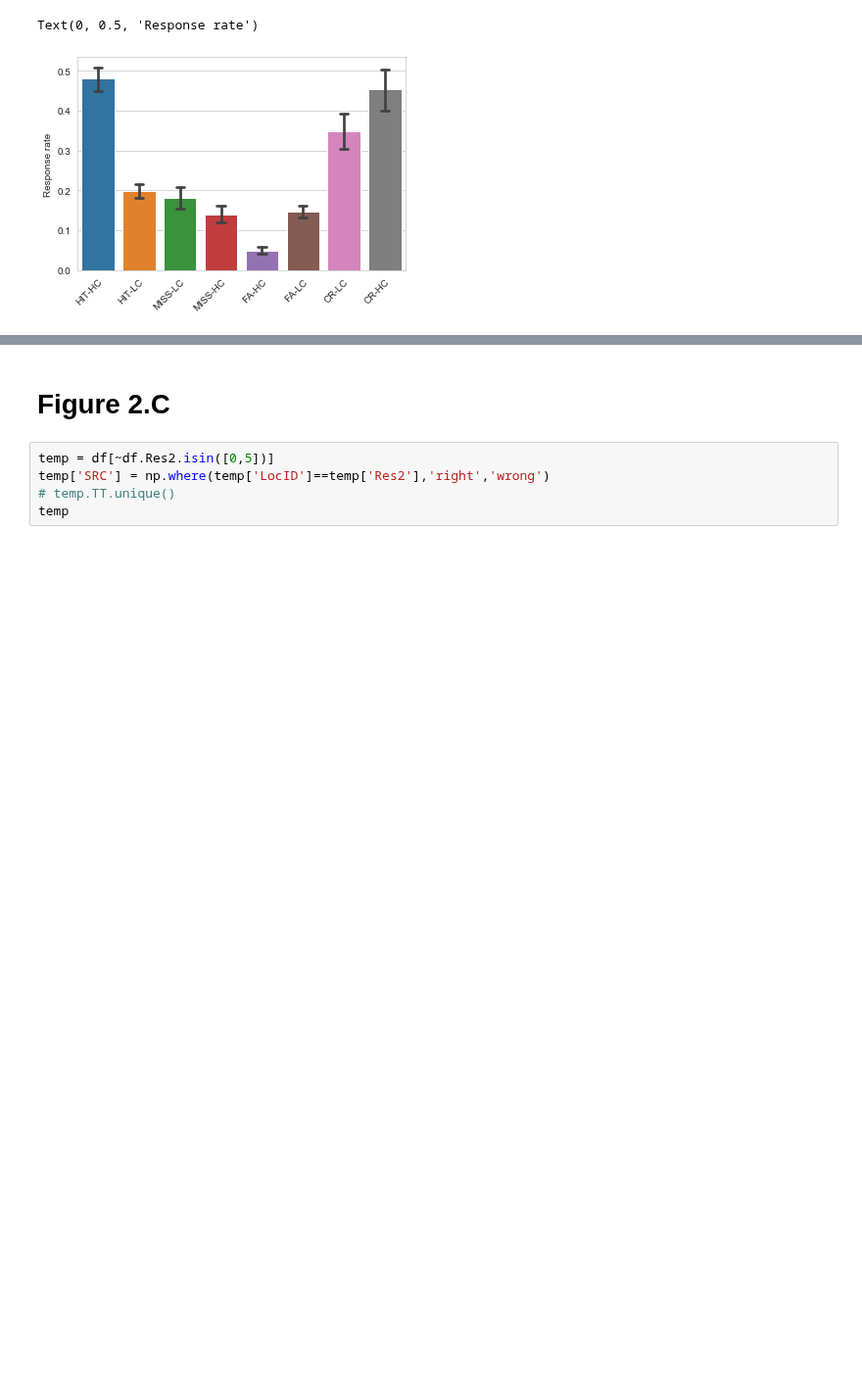
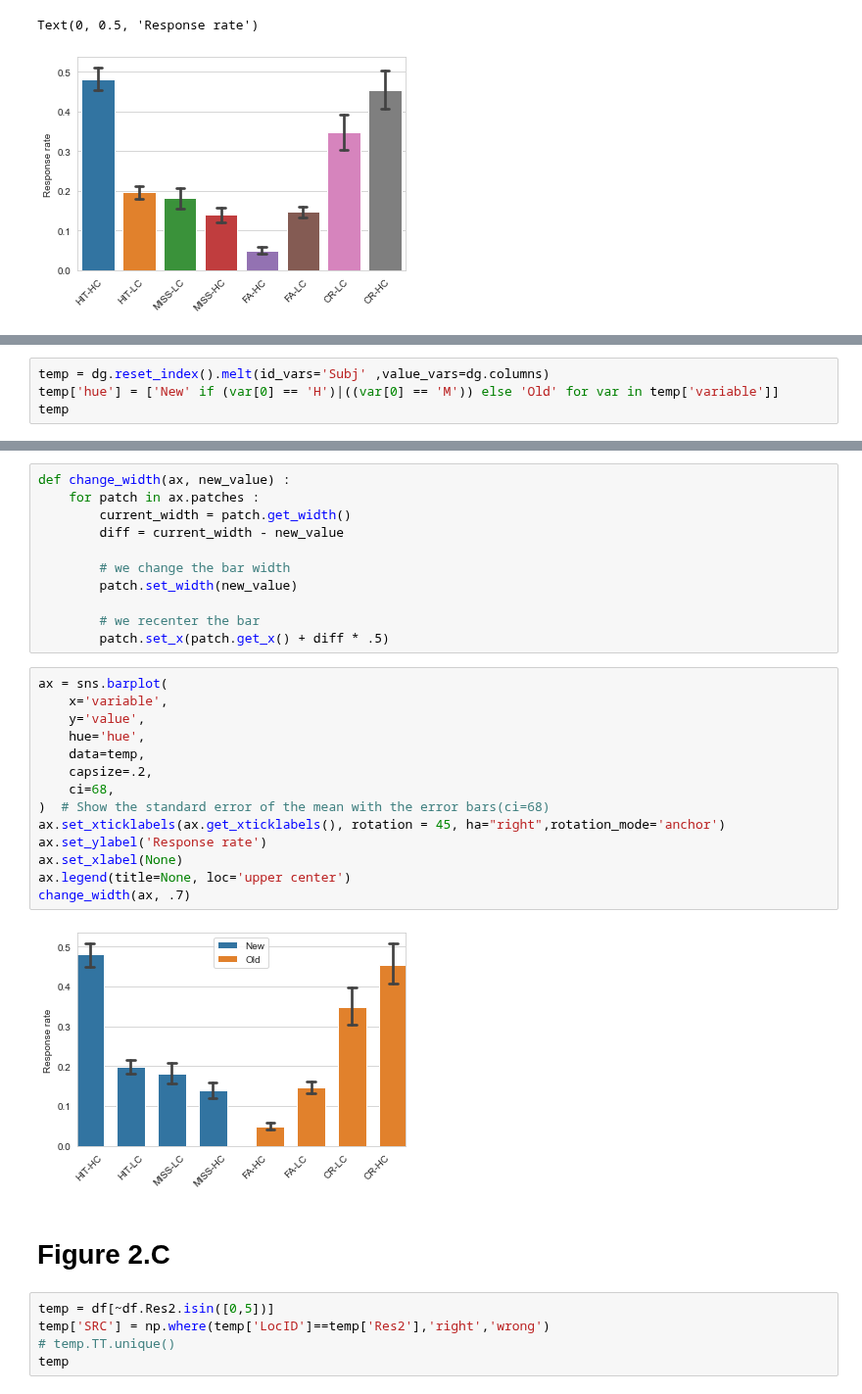
Before and after one commit to psb629/labs, a Jupyter notebook: DM/plot.ipynb, the cells around one changed output, grey strips where cells are left out. Shown at 98% size. Saved outputs shown, nothing was run; the diff lists cells and outputs as text; blank space fills up the shorter version.

Commit message:
DM_plot is almost done

```diff
--- a/DM/plot.ipynb
+++ b/DM/plot.ipynb
@@ -181,0 +184,4 @@ Text(0, 0.5, 'Response rate')
+# %%
+temp = dg.reset_index().melt(id_vars='Subj' ,value_vars=dg.columns)
+temp['hue'] = ['New' if (var[0] == 'H')|((var[0] == 'M')) else 'Old' for var in temp['variable']]
+temp
@@ -182,3 +202,30 @@ Text(0, 0.5, 'Response rate')
+# %%
+def change_width(ax, new_value) :
+    for patch in ax.patches :
+        current_width = patch.get_width()
+        diff = current_width - new_value
+
+        # we change the bar width
+        patch.set_width(new_value)
+
+        # we recenter the bar
+        patch.set_x(patch.get_x() + diff * .5)
+# %%
+ax = sns.barplot(
+    x='variable',
+    y='value',
+    hue='hue',
+    data=temp,
+    capsize=.2,
+    ci=68,
+)  # Show the standard error of the mean with the error bars(ci=68)
+ax.set_xticklabels(ax.get_xticklabels(), rotation = 45, ha="right",rotation_mode='anchor')
+ax.set_ylabel('Response rate')
+ax.set_xlabel(None)
+ax.legend(title=None, loc='upper center')
+change_width(ax, .7)
+# %% [output]
+[figure, added]
 # %% [markdown]
 # Figure 2.C
 # %%
```
Also changed, not shown: parts of 3 cells of this notebook.
